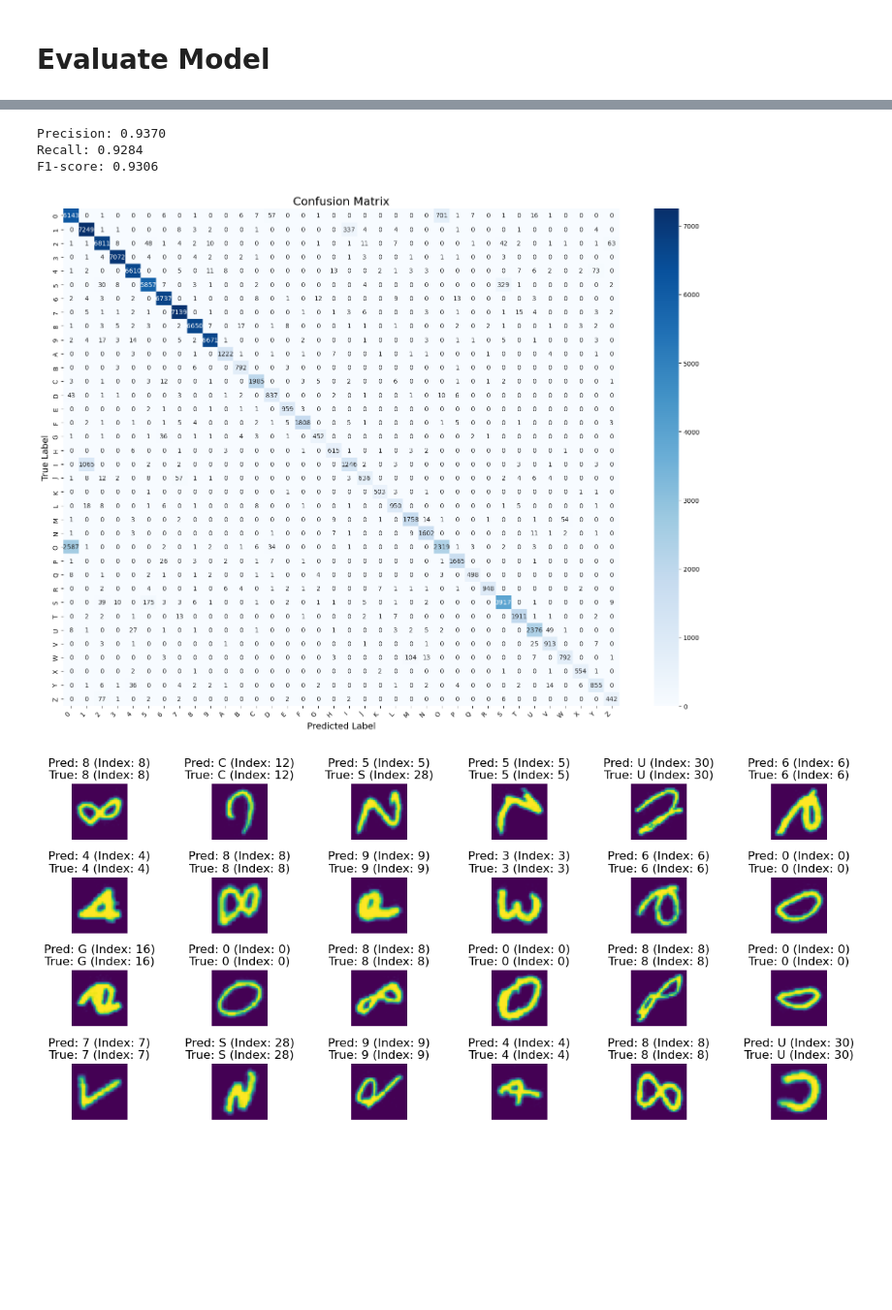
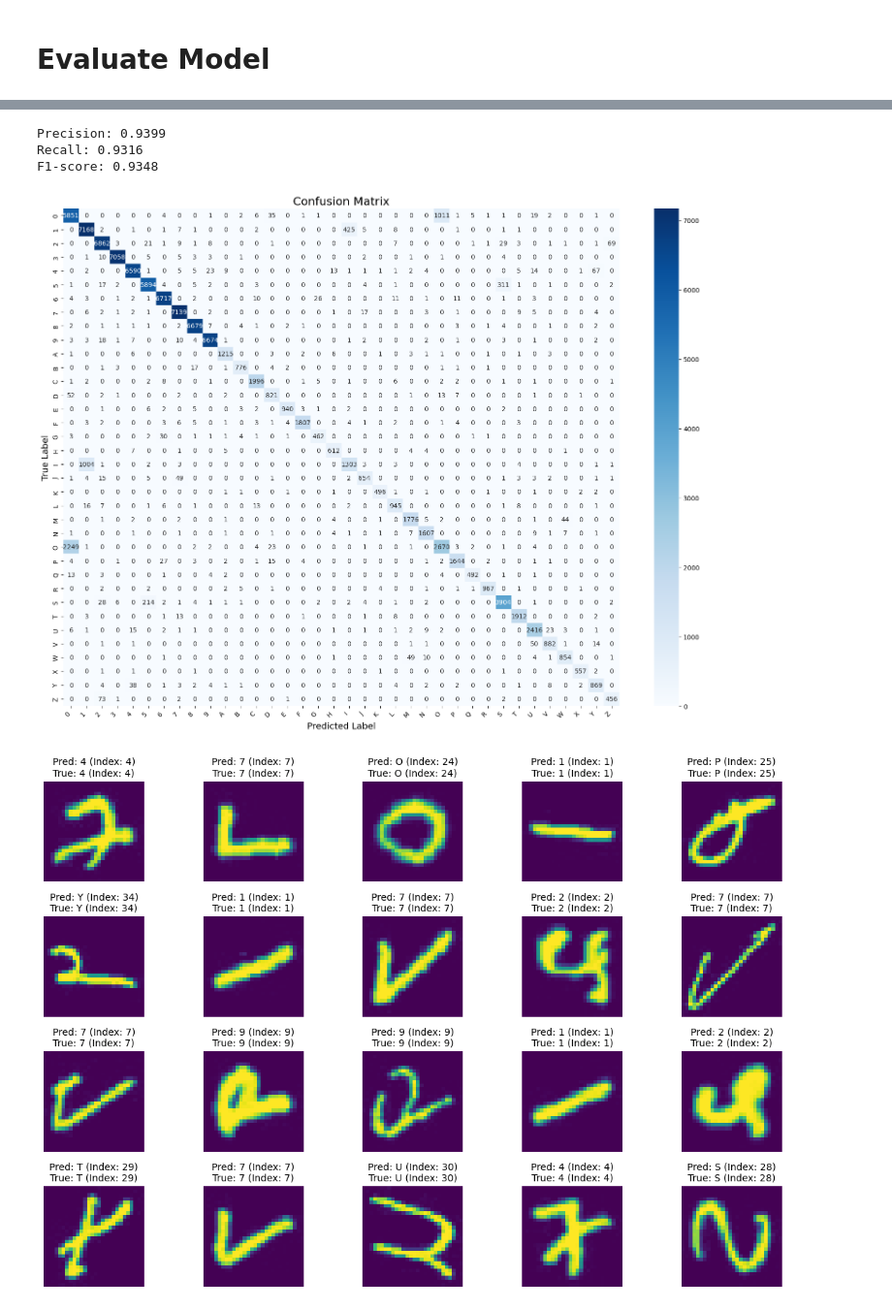
Before and after one commit to manisha-goyal/resnet18-emnist, a Jupyter notebook: ResNet18.ipynb, the cells around one changed output, grey strips where cells are left out. Shown: that part at 97% size. Saved outputs shown, nothing was run; the diff lists cells and outputs as text; code cells hidden in the pictures; blank space fills up the shorter version.

```diff
--- a/ResNet18.ipynb
+++ b/ResNet18.ipynb
@@ -232,7 +238,7 @@ Model: "ResNet18"
 # Train Model
 # %%
 # Checkpoint to save the best model
-model_checkpoint = ModelCheckpoint('checkpoints/resnet18.keras', monitor='val_accuracy', mode='max', save_best_only=True, verbose=1)
+model_checkpoint = ModelCheckpoint('resnet18.keras', monitor='val_accuracy', mode='max', save_best_only=False, verbose=1)
 
 # Early stopping to prevent overfitting
 early_stopping = EarlyStopping(monitor='val_loss', patience=5, restore_best_weights=True)
@@ -248,5 +254,8 @@ lr_scheduler = ReduceLROnPlateau(
 
 # Train the model
 model_history = model.fit(train_dataset, validation_data=val_dataset, epochs=EPOCHS, callbacks=[model_checkpoint, lr_scheduler, early_stopping])
+
+# Save model
+model.save("resnet18_final.keras")
 # %% [output]
 Epoch 1/20
@@ -344,5 +365,5 @@ plot_accuracy_loss(model_history)
 # %%
-def extract_predictions(model, dataset, num_samples=9):
+def extract_predictions(model, dataset, num_samples=20):
     """
     Extracts true labels and predicted labels from the dataset.
 
@@ -418,7 +439,7 @@ def compute_metrics(y_true, y_pred, class_names):
     plt.show()
 
 
-def display_sample_predictions(sample_images, sample_labels, sample_preds, class_names, num_samples=9):
+def display_sample_predictions(sample_images, sample_labels, sample_preds, class_names, num_samples=20):
     """
     Displays a few sample predictions with corresponding images.
 
@@ -429,12 +450,12 @@ def display_sample_predictions(sample_images, sample_labels, sample_preds, class
         class_names (dict): Dictionary mapping label indices to characters.
         num_samples (int): Number of images to display.
     """
-    plt.figure(figsize=(12, 12))
+    plt.figure(figsize=(12, 8))
     for i in range(num_samples):
-        plt.subplot(9, 6, i + 1)
-        plt.imshow(sample_images[i].squeeze())
+        plt.subplot(4, 5, i + 1)
+        plt.imshow(sample_images[i])
         plt.title(f"Pred: {class_names[sample_preds[i]]} (Index: {sample_preds[i]})\n"
-                  f"True: {class_names[sample_labels[i]]} (Index: {sample_labels[i]})")
+                  f"True: {class_names[sample_labels[i]]} (Index: {sample_labels[i]})", fontsize=10)
         plt.axis('off')
 
     plt.tight_layout()
@@ -444,11 +470,11 @@ y_true, y_pred, sample_images, sample_labels, sample_preds = extract_predictions
 # %%
 compute_metrics(y_true, y_pred, label_dict)
 # %% [output]
-Precision: 0.9370
-Recall: 0.9284
-F1-score: 0.9306
+Precision: 0.9399
+Recall: 0.9316
+F1-score: 0.9348
-[figure, old version]
+[figure, new version]
 # %%
-display_sample_predictions(sample_images, sample_labels, sample_preds, label_dict, 24)
+display_sample_predictions(sample_images, sample_labels, sample_preds, label_dict, 20)
 # %% [output]
-[figure, old version]
+[figure, new version]
```
Also changed, not shown: parts of 9 cells of this notebook.
